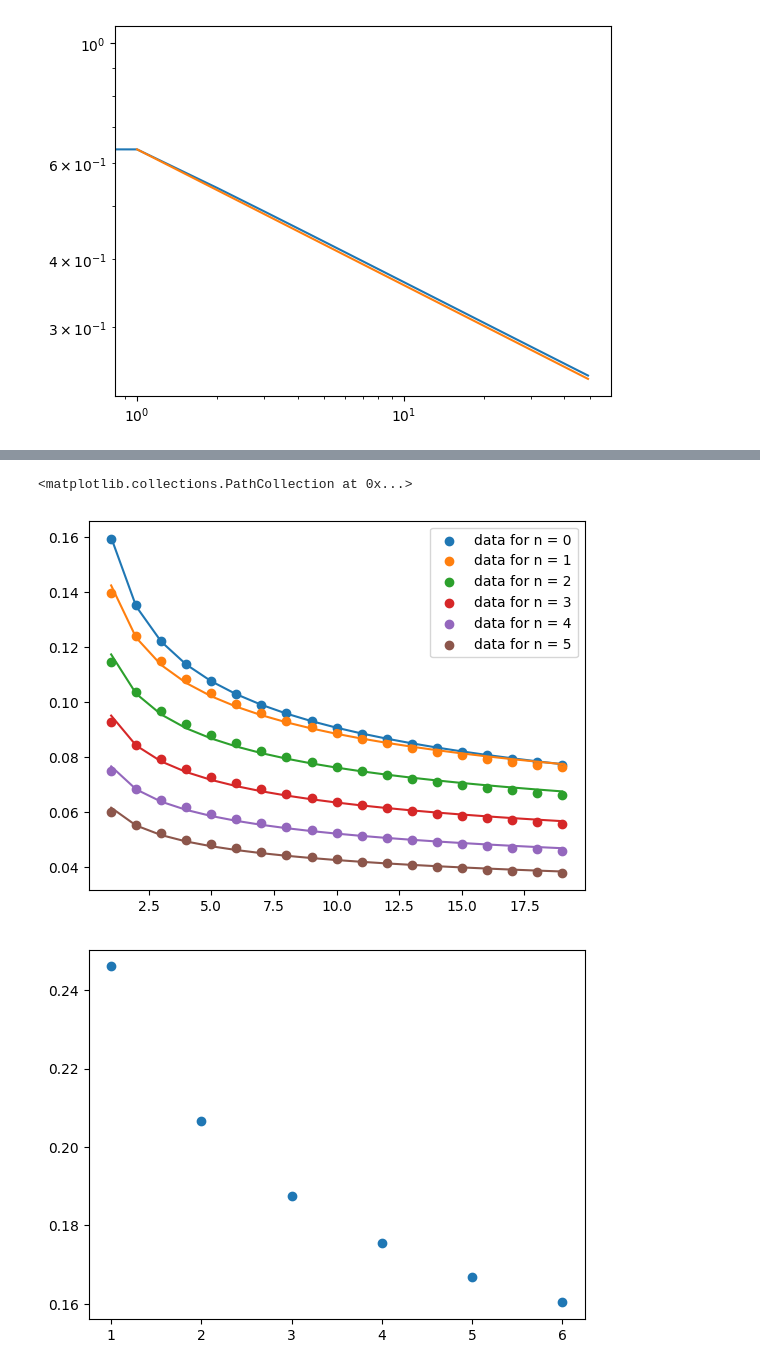
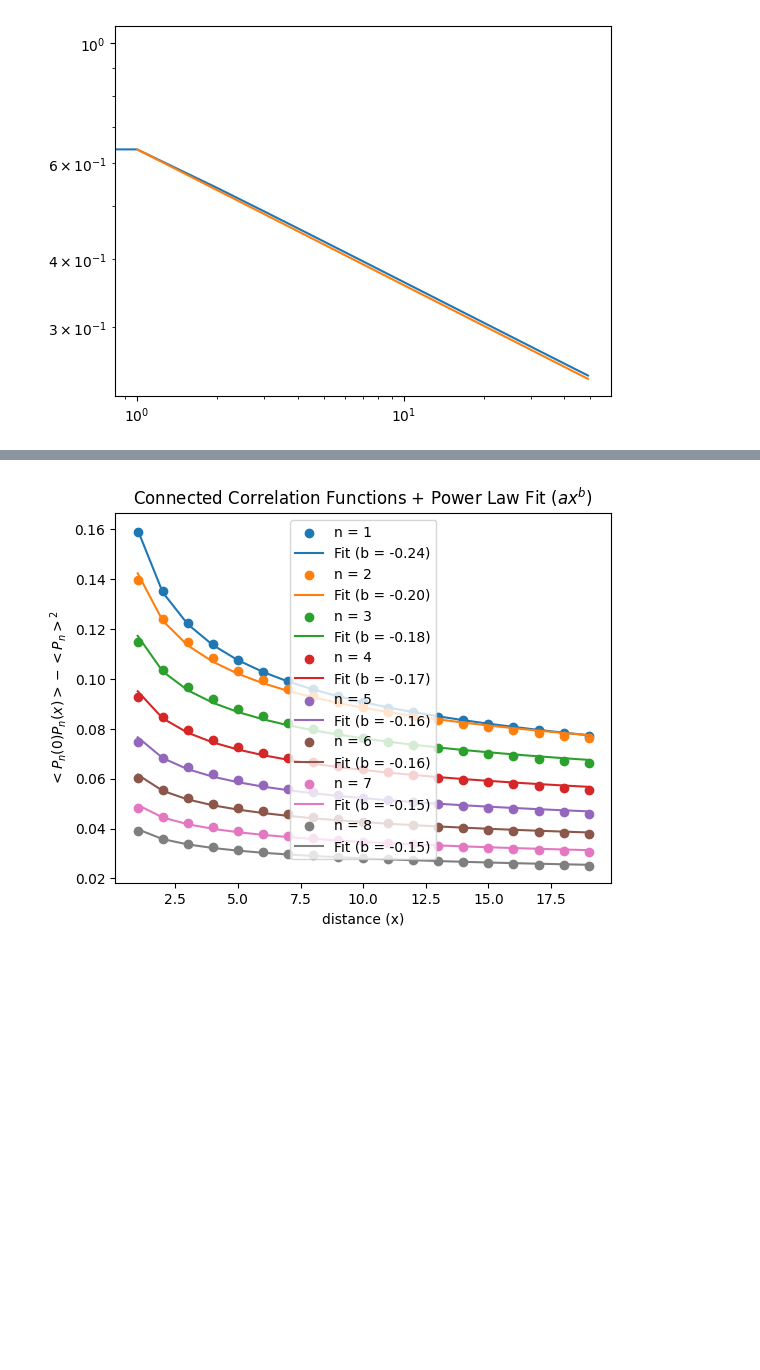
Before and after one commit to KristianMunnikhuis/subsystem_loschmidt_echo, a Jupyter notebook: scripts/scaling_dim/scaling_of_strings.ipynb, the cells around one changed output, grey strips where cells are left out. Saved outputs shown, nothing was run; the diff lists cells and outputs as text; code cells hidden in the pictures; blank space fills up the shorter version.

Commit message:
Figures added

```diff
--- a/scripts/scaling_dim/scaling_of_strings.ipynb
+++ b/scripts/scaling_dim/scaling_of_strings.ipynb
@@ -40,32 +42,34 @@ plt.loglog(C_nn.T,label=labels)
 # %%
 from scipy.optimize import curve_fit
 
 # Power-law model
 def power_func(x, a, b):
     return a * x**b
 n = 8
 # Exclude x=0
 x= np.arange(1,20,dtype=int)
 A = []
 B = []
-for ni in range(n):
+for ni in range(0,n,1):
     y = C_nn[ni,1:]  # roughly y ≈ a * x^b
 
 
 
     # Fit
     params, _ = curve_fit(power_func, x, y)
     a_fit, b_fit = params
     A.append(a_fit)
     B.append(b_fit)
 
-    plt.scatter(x,y, label = f"data for n = {ni}")
-    plt.plot(x,a_fit*x**b_fit)
+    plt.scatter(x,y, label = f"n = {ni+1}")
+    plt.plot(x,a_fit*x**b_fit,label=f"Fit (b = {str(b_fit)[:5]})")
     plt.legend()
+    plt.xlabel("distance (x)")
+    plt.ylabel(r"$< P_n(0) P_n(x) >- <P_n>^2$")
+    plt.title(r"Connected Correlation Functions + Power Law Fit $(ax^b)$")
 B = np.array(B)
-plt.figure()
-plt.scatter(np.arange(n)+1,-B)
+#plt.figure()
+#plt.scatter(np.arange(n)+1,-B)
+plt.savefig("Pnscaling_fits.png")
 # %% [output]
-<matplotlib.collections.PathCollection at 0x...>
-[figure, old version]
+[figure, new version]
-[figure, removed]
```
Also changed, not shown: parts of 3 cells of this notebook, 3 other files.
